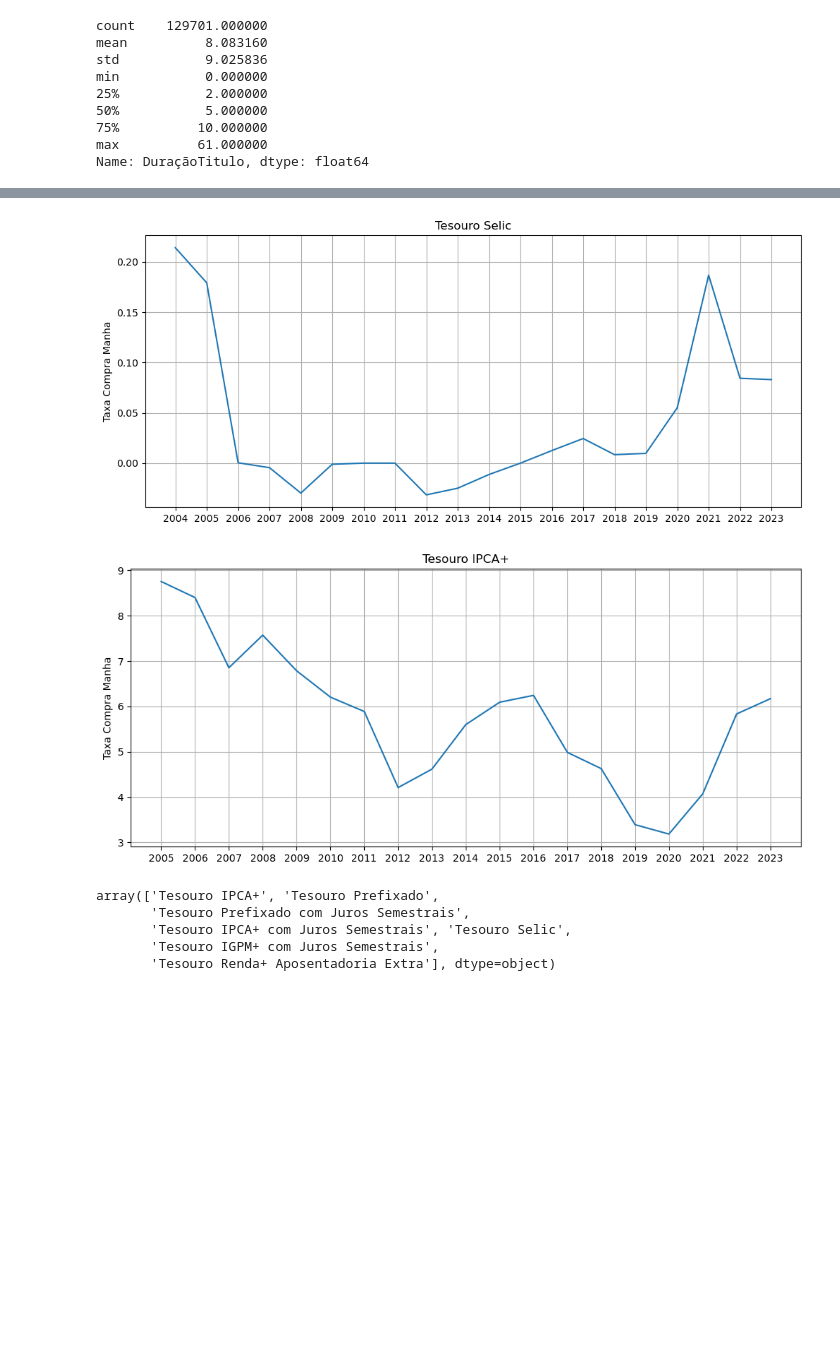
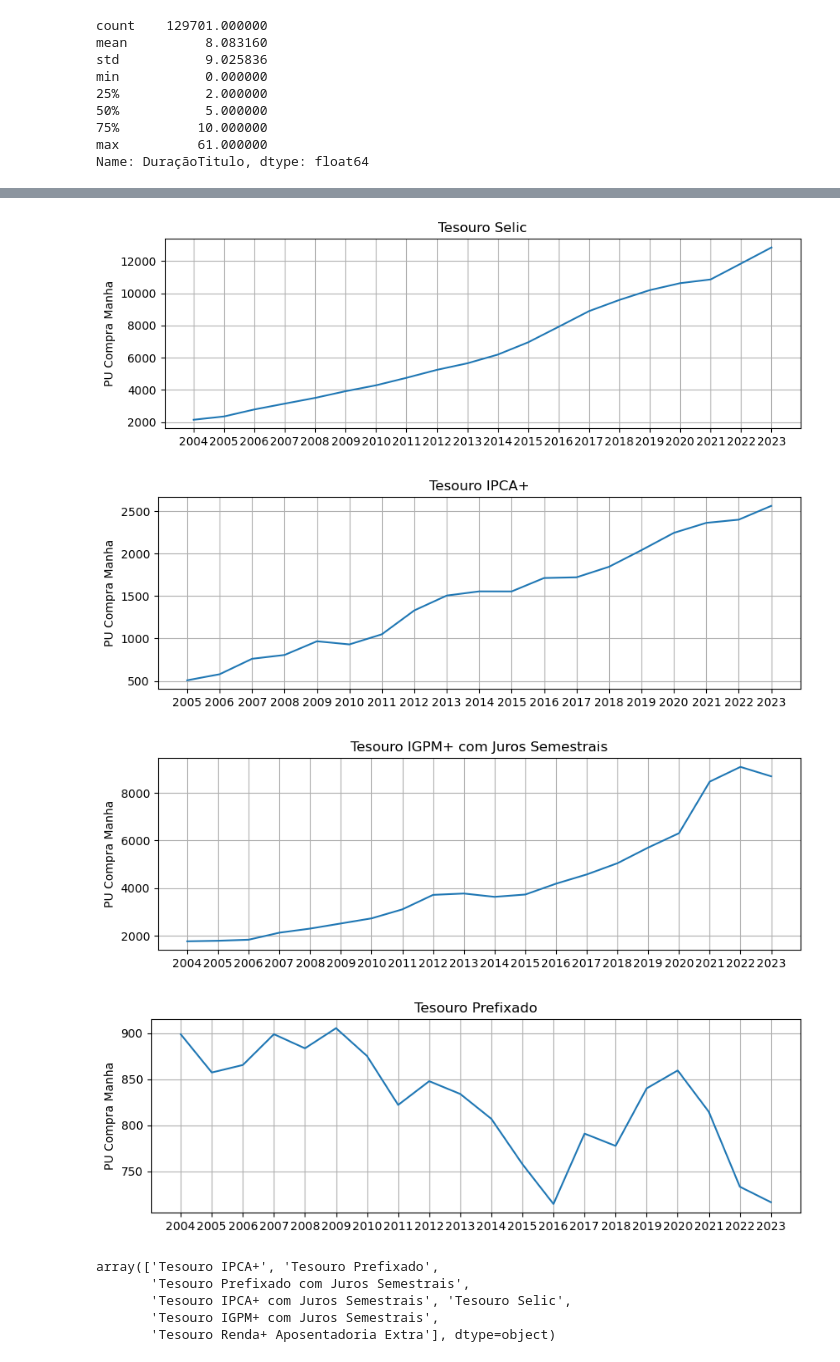
Before and after one commit to MatheusLopesA95/OpenDataGov, a Jupyter notebook: AnaliseExploratoria.ipynb, the cells around one changed output, grey strips where cells are left out. Saved outputs shown, nothing was run; the diff lists cells and outputs as text; code cells hidden in the pictures; blank space fills up the shorter version.

```diff
--- a/AnaliseExploratoria.ipynb
+++ b/AnaliseExploratoria.ipynb
@@ -139,14 +147,14 @@ data.head()
 | 3 | Tesouro Prefixado | 2019-01-01 | 2018-03-04 | 6.14 | 6.26 | 956.74 | ... |
 | 4 | Tesouro IPCA+ com Juros Semestrais | 2035-05-15 | 2018-03-04 | 5.00 | 5.12 | 3484.09 | ... |
 # %%
-def grafico(Titulo, eixo_y, eixo_x):
+def grafico_ano_base(Titulo, eixo_y):
     TituloSelic = data.loc[data['Tipo Titulo']== Titulo]
-    Taxa_compra = TituloSelic[eixo_y].groupby(TituloSelic[eixo_x]).mean().reset_index()
+    Taxa_compra = TituloSelic[eixo_y].groupby(TituloSelic['Ano Base']).mean().reset_index()
 
 
-    fig,ax=plt.subplots(figsize=(12,5))
-    ax.plot(Taxa_compra[eixo_x], Taxa_compra[eixo_y])
-    plt.xticks(Taxa_compra[eixo_x])
+    fig,ax=plt.subplots(figsize=(10,2))
+    ax.plot(Taxa_compra['Ano Base'], Taxa_compra[eixo_y])
+    plt.xticks(Taxa_compra['Ano Base'])
 # plt.yticks(Taxa_compra['Taxa Venda Manha'])
     plt.grid()
     plt.title(Titulo)
@@ -155,9 +225,13 @@ def grafico(Titulo, eixo_y, eixo_x):
 # %%
-grafico('Tesouro Selic', 'Taxa Compra Manha', 'Ano Base')
-grafico('Tesouro IPCA+', 'Taxa Compra Manha', 'Ano Base')
+grafico('Tesouro Selic', 'PU Compra Manha', 'Ano Base')
+grafico('Tesouro IPCA+', 'PU Compra Manha', 'Ano Base')
+grafico('Tesouro IGPM+ com Juros Semestrais', 'PU Compra Manha', 'Ano Base')
+grafico('Tesouro Prefixado', 'PU Compra Manha', 'Ano Base')
 # %% [output]
-[figure, old version]
+[figure, new version]
-[figure, old version]
+[figure, new version]
+[figure, added]
+[figure, added]
 # %%
 data['Tipo Titulo'].unique()
 # %% [output]
```
Also changed, not shown: parts of 11 cells of this notebook.
